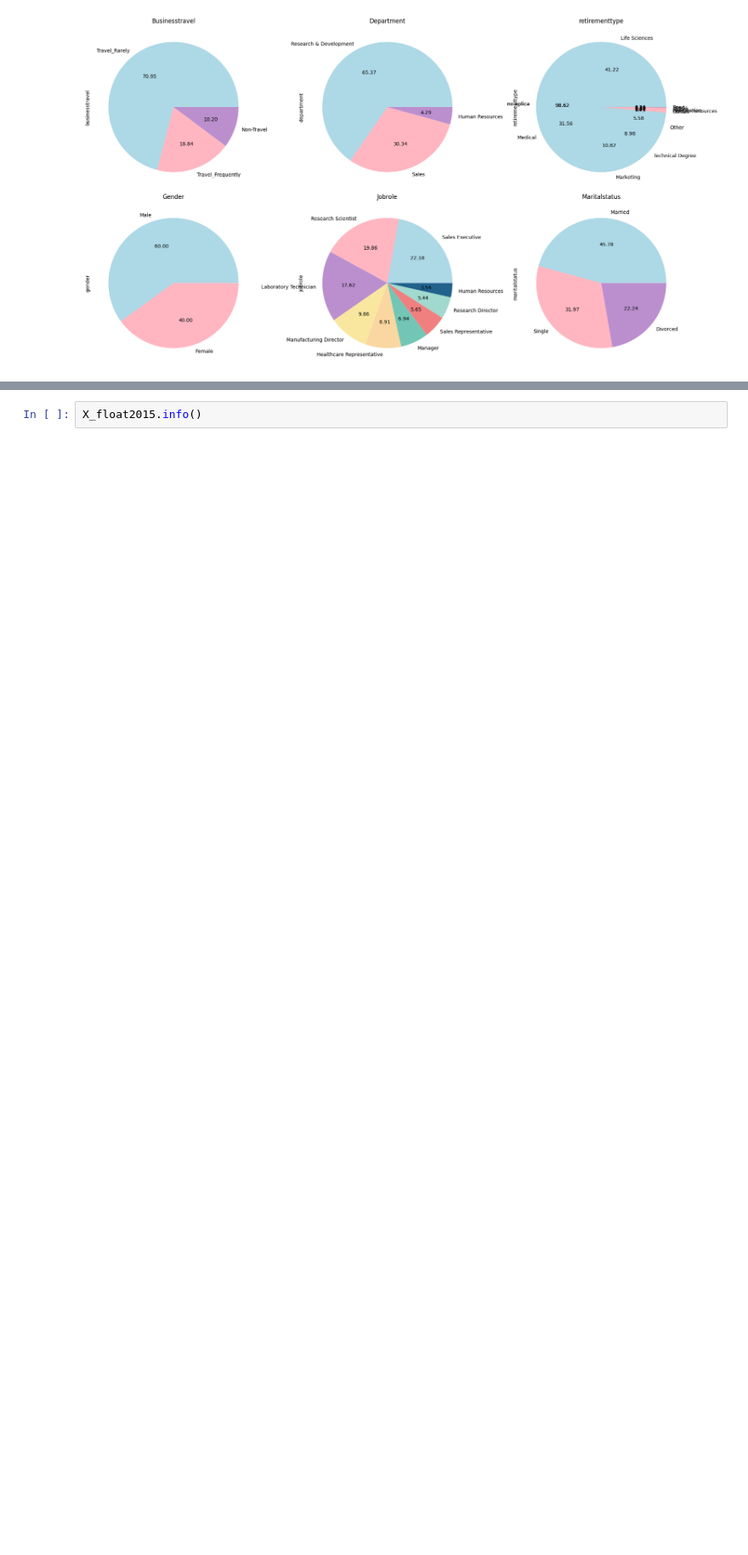
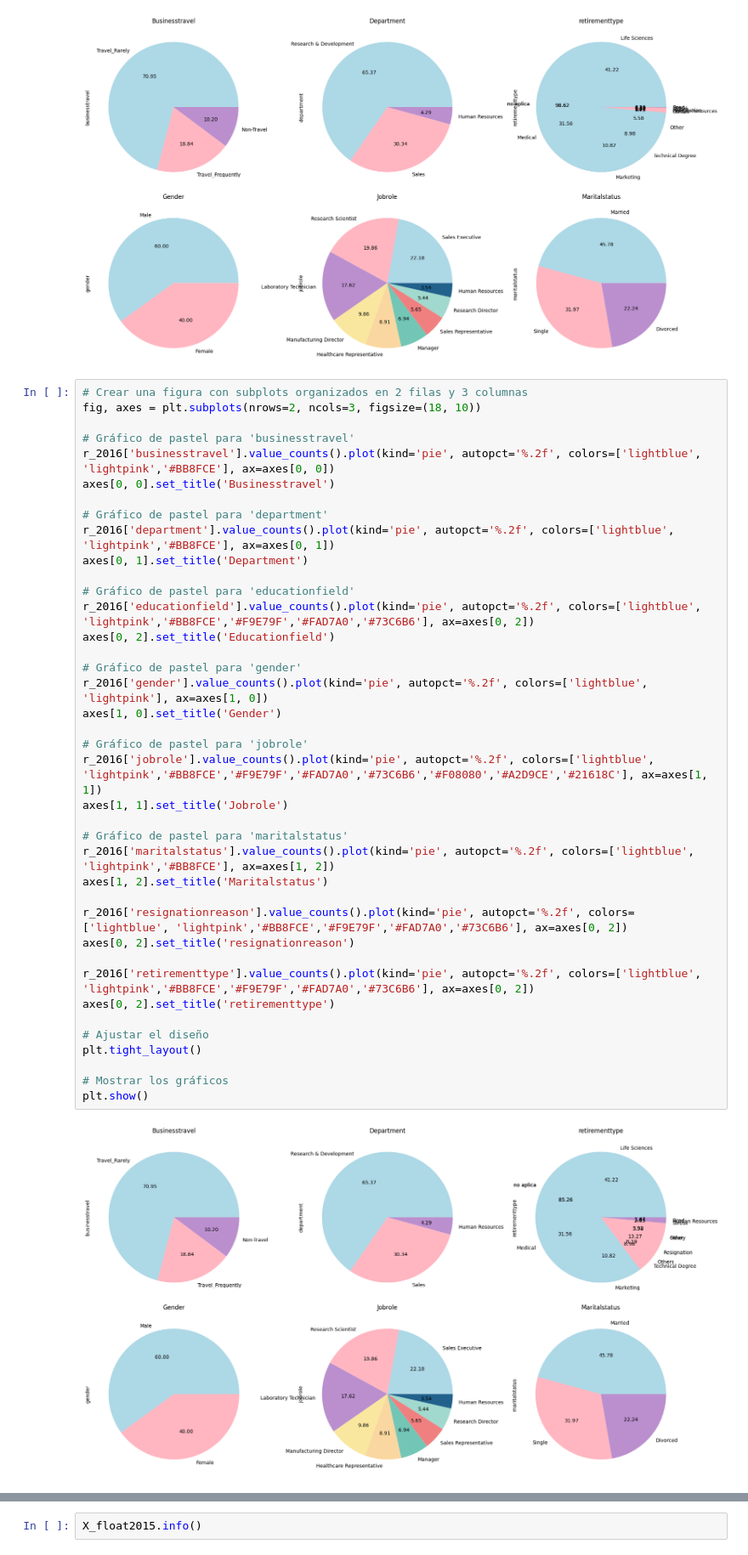
Before and after one commit to Astridgiraldo/RH, a Jupyter notebook: SEL_VAR.ipynb, the cells around one changed output, grey strips where cells are left out. Shown at 85% size. Saved outputs shown, nothing was run; the diff lists cells and outputs as text; blank space fills up the shorter version.

Commit message:
Selección de variables para ambos años

```diff
--- a/SEL_VAR.ipynb
+++ b/SEL_VAR.ipynb
@@ -273,6 +273,47 @@ plt.tight_layout()
 plt.show()
 # %% [output]
 [figure]
+# %%
+# Crear una figura con subplots organizados en 2 filas y 3 columnas
+fig, axes = plt.subplots(nrows=2, ncols=3, figsize=(18, 10))
+
+# Gráfico de pastel para 'businesstravel'
+r_2016['businesstravel'].value_counts().plot(kind='pie', autopct='%.2f', colors=['lightblue', 'lightpink','#BB8FCE'], ax=axes[0, 0])
+axes[0, 0].set_title('Businesstravel')
+
+# Gráfico de pastel para 'department'
+r_2016['department'].value_counts().plot(kind='pie', autopct='%.2f', colors=['lightblue', 'lightpink','#BB8FCE'], ax=axes[0, 1])
+axes[0, 1].set_title('Department')
+
+# Gráfico de pastel para 'educationfield'
+r_2016['educationfield'].value_counts().plot(kind='pie', autopct='%.2f', colors=['lightblue', 'lightpink','#BB8FCE','#F9E79F','#FAD7A0','#73C6B6'], ax=axes[0, 2])
+axes[0, 2].set_title('Educationfield')
+
+# Gráfico de pastel para 'gender'
+r_2016['gender'].value_counts().plot(kind='pie', autopct='%.2f', colors=['lightblue', 'lightpink'], ax=axes[1, 0])
+axes[1, 0].set_title('Gender')
+
+# Gráfico de pastel para 'jobrole'
+r_2016['jobrole'].value_counts().plot(kind='pie', autopct='%.2f', colors=['lightblue', 'lightpink','#BB8FCE','#F9E79F','#FAD7A0','#73C6B6','#F08080','#A2D9CE','#21618C'], ax=axes[1, 1])
+axes[1, 1].set_title('Jobrole')
+
+# Gráfico de pastel para 'maritalstatus'
+r_2016['maritalstatus'].value_counts().plot(kind='pie', autopct='%.2f', colors=['lightblue', 'lightpink','#BB8FCE'], ax=axes[1, 2])
+axes[1, 2].set_title('Maritalstatus')
+
+r_2016['resignationreason'].value_counts().plot(kind='pie', autopct='%.2f', colors=['lightblue', 'lightpink','#BB8FCE','#F9E79F','#FAD7A0','#73C6B6'], ax=axes[0, 2])
+axes[0, 2].set_title('resignationreason')
+
+r_2016['retirementtype'].value_counts().plot(kind='pie', autopct='%.2f', colors=['lightblue', 'lightpink','#BB8FCE','#F9E79F','#FAD7A0','#73C6B6'], ax=axes[0, 2])
+axes[0, 2].set_title('retirementtype')
+
+# Ajustar el diseño
+plt.tight_layout()
+
+# Mostrar los gráficos
+plt.show()
+# %% [output]
+[figure, added]
 # %%
 ttt2015=pd.concat([X_object2015["maritalstatus"],X_object2015["gender"],X_object2015["department"],X_object2015["educationfield"],X_object2015["businesstravel"],X_object2015["retirementtype"],X_object2015["resignationreason"]],axis=1)#concatenar las variables categoricas que se encuentran en X_object
 ttt2015=ttt2015.astype(str)# se cambia el tipo de datos a string
```
Also changed, not shown: parts of 16 cells of this notebook.
